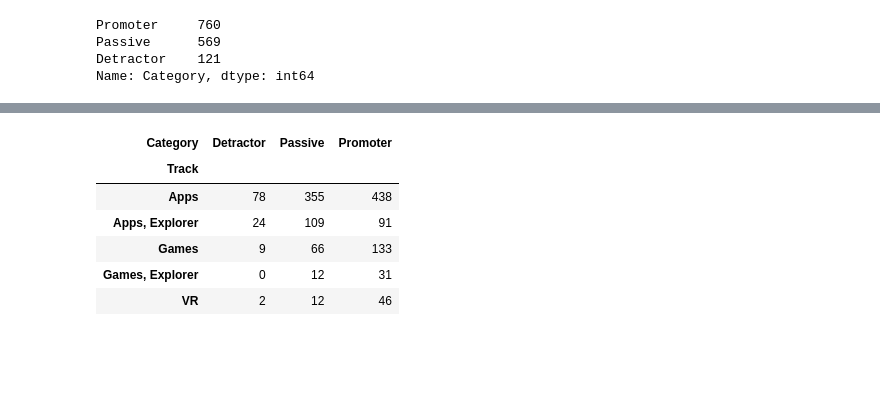
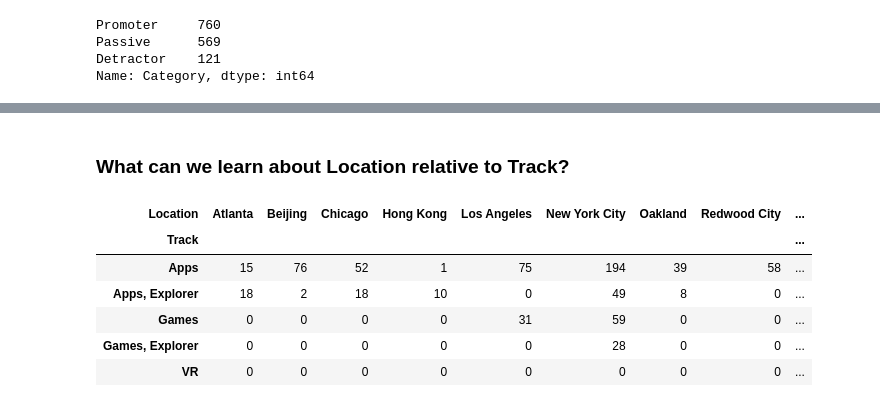
Before and after one commit to SamirIngley/DS1.1-Data-Analysis, a Jupyter notebook: Notebooks/Midterm _NPS.ipynb, the cells around one changed output, grey strips where cells are left out. Drawn from its saved outputs; the diff is of its cells as text; code cells hidden in the pictures; blank space fills up the shorter version.

```diff
--- a/Notebooks/Midterm _NPS.ipynb
+++ b/Notebooks/Midterm _NPS.ipynb
@@ -66,18 +77,17 @@ Name: Rating, Length: 1450, dtype: int64
 # %% [markdown]
 # Calculate NPS
 # %%
-# Categorize rating
+# Categorize each rating from our formula. Promoters are 9 & 10, Passives 7 & 8, Detractors 0 - 6
 # I assume ratings of 0 would have been ratings of 1
 
 def categorize_rating(rating):
 
     if rating > 10 or rating < 0:
         raise ValueError('Value Out of Bounds')
-
-    elif 10 >= rating >= 9:
+    elif rating >= 9:
         return 'Promoter'
-    elif 8 >= rating >= 7:
+    elif rating >= 7:
         return 'Passive'
-    elif rating < 7:
+    else:
         return 'Detractor'
 # %%
@@ -166,10 +352,12 @@ Name: Track, dtype: int64
+# %% [markdown]
+### What can we learn about Location relative to Track?
 # %%
-pd.crosstab(df['Track'], df['Category'])
+pd.crosstab(df['Track'], df['Location'])
 # %% [output]
-| Category | Detractor | Passive | Promoter |
-| Track |  |  |  |
-| Apps | 78 | 355 | 438 |
-| Apps, Explorer | 24 | 109 | 91 |
-| Games | 9 | 66 | 133 |
-| Games, Explorer | 0 | 12 | 31 |
-| VR | 2 | 12 | 46 |
+| Location | Atlanta | Beijing | Chicago | Hong Kong | Los Angeles | New York City | Oakland | Redwood City | ... |
+| Track |  |  |  |  |  |  |  |  | ... |
+| Apps | 15 | 76 | 52 | 1 | 75 | 194 | 39 | 58 | ... |
+| Apps, Explorer | 18 | 2 | 18 | 10 | 0 | 49 | 8 | 0 | ... |
+| Games | 0 | 0 | 0 | 0 | 31 | 59 | 0 | 0 | ... |
+| Games, Explorer | 0 | 0 | 0 | 0 | 0 | 28 | 0 | 0 | ... |
+| VR | 0 | 0 | 0 | 0 | 0 | 0 | 0 | 0 | ... |
```
Also changed, not shown: parts of 59 cells of this notebook.
